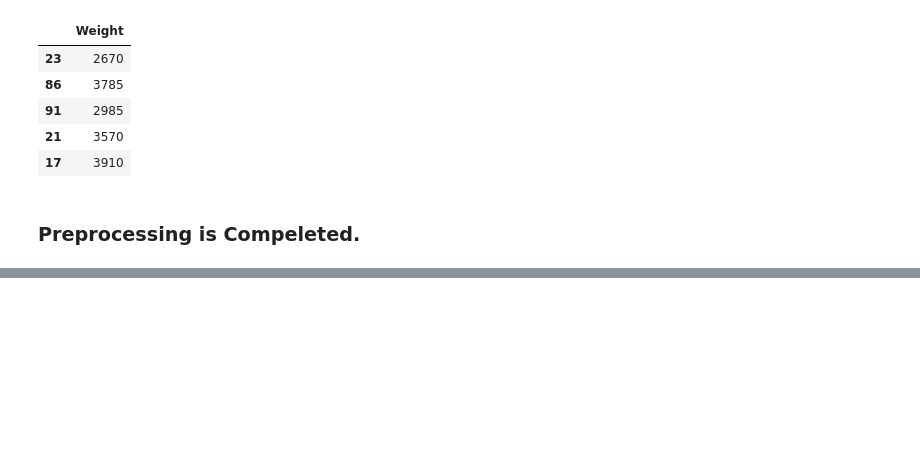
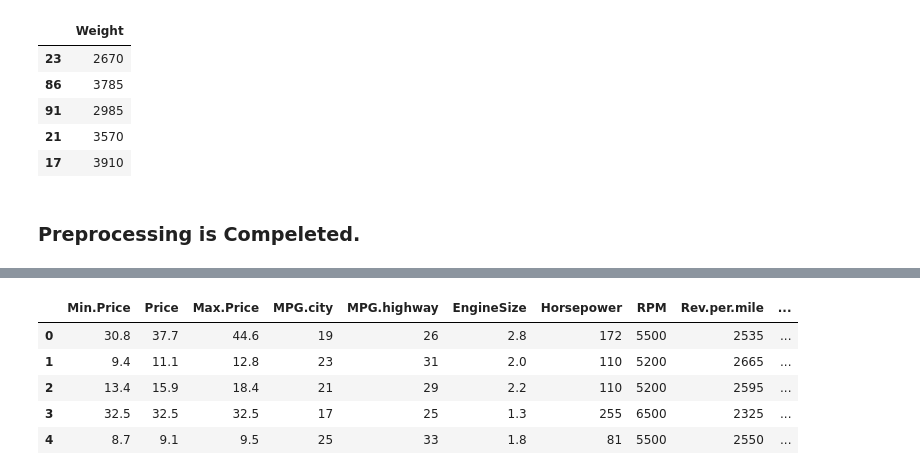
Before and after one commit to praxxyy14/Machine-Learning, a Jupyter notebook: Manual Preprocessing/pre.ipynb, the cells around one changed output, grey strips where cells are left out. Saved outputs shown, nothing was run; the diff lists cells and outputs as text; code cells hidden in the pictures; blank space fills up the shorter version.

```diff
--- a/Manual Preprocessing/pre.ipynb
+++ b/Manual Preprocessing/pre.ipynb
@@ -476,0 +678,3 @@ ytest.head()
+# %%
+xnew_cat = xnew[cat]
+xnew_con = xnew[con]
@@ -476,0 +690,9 @@ ytest.head()
+# %%
+xnew_con
+# %% [output]
+|  | Min.Price | Price | Max.Price | MPG.city | MPG.highway | EngineSize | Horsepower | RPM | Rev.per.mile | ... |
+| 0 | 30.8 | 37.7 | 44.6 | 19 | 26 | 2.8 | 172 | 5500 | 2535 | ... |
+| 1 | 9.4 | 11.1 | 12.8 | 23 | 31 | 2.0 | 110 | 5200 | 2665 | ... |
+| 2 | 13.4 | 15.9 | 18.4 | 21 | 29 | 2.2 | 110 | 5200 | 2595 | ... |
+| 3 | 32.5 | 32.5 | 32.5 | 17 | 25 | 1.3 | 255 | 6500 | 2325 | ... |
+| 4 | 8.7 | 9.1 | 9.5 | 25 | 33 | 1.8 | 81 | 5500 | 2550 | ... |
```
Also changed, not shown: parts of 32 cells of this notebook.
